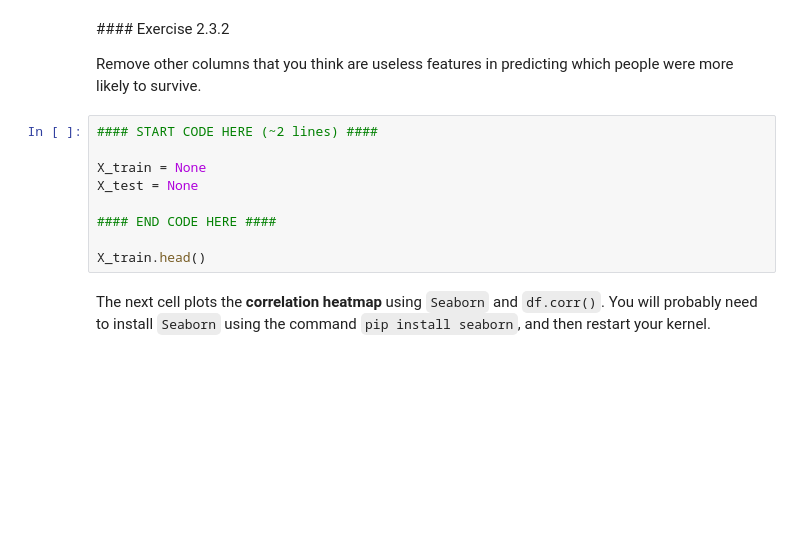
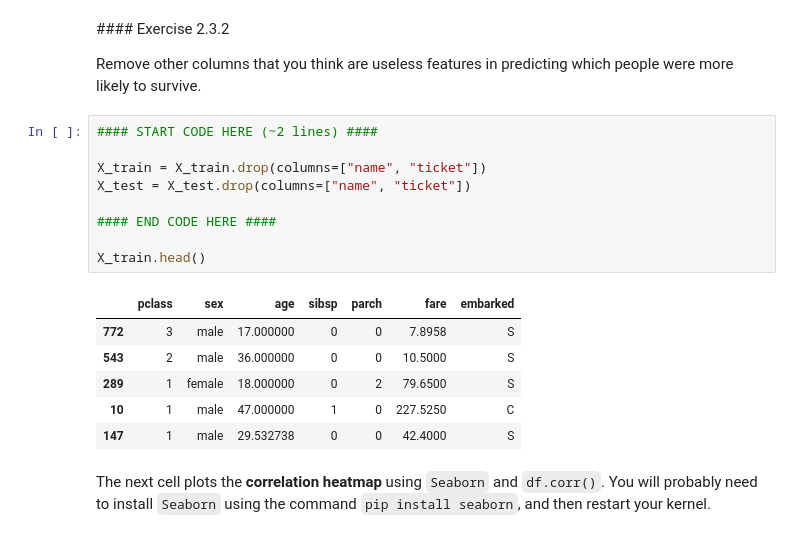
Before and after one commit to doroteaMonaco/LLM_basics, a Jupyter notebook: Machine Learnig Course/Lab6_Scikit-Learn_pre-processing_2025.ipynb_/Lab6_Scikit-Learn_pre-processing_2025.ipynb, the cells around one changed output. Cells and saved outputs as stored; diff of their text form; blank space fills up the shorter version.

```diff
--- a/Machine Learnig Course/Lab6_Scikit-Learn_pre-processing_2025.ipynb_/Lab6_Scikit-Learn_pre-processing_2025.ipynb
+++ b/Machine Learnig Course/Lab6_Scikit-Learn_pre-processing_2025.ipynb_/Lab6_Scikit-Learn_pre-processing_2025.ipynb
@@ -220,12 +348,19 @@ Remove other columns that you think are useless features in predicting which peo
 # %%
 #### START CODE HERE (~2 lines) ####
 
-X_train = None
-X_test = None
+X_train = X_train.drop(columns=["name", "ticket"])
+X_test = X_test.drop(columns=["name", "ticket"])
 
 #### END CODE HERE ####
 
 X_train.head()
+# %% [output]
+|  | pclass | sex | age | sibsp | parch | fare | embarked |
+| 772 | 3 | male | 17.000000 | 0 | 0 | 7.8958 | S |
+| 543 | 2 | male | 36.000000 | 0 | 0 | 10.5000 | S |
+| 289 | 1 | female | 18.000000 | 0 | 2 | 79.6500 | S |
+| 10 | 1 | male | 47.000000 | 1 | 0 | 227.5250 | C |
+| 147 | 1 | male | 29.532738 | 0 | 0 | 42.4000 | S |
 # %% [markdown]
 The next cell plots the **correlation heatmap** using `Seaborn` and `df.corr()`. You will probably need to install `Seaborn` using the command `pip install seaborn`, and then restart your kernel.
 # %%
```
Also changed, not shown: parts of 38 cells of this notebook, 1 other file.
